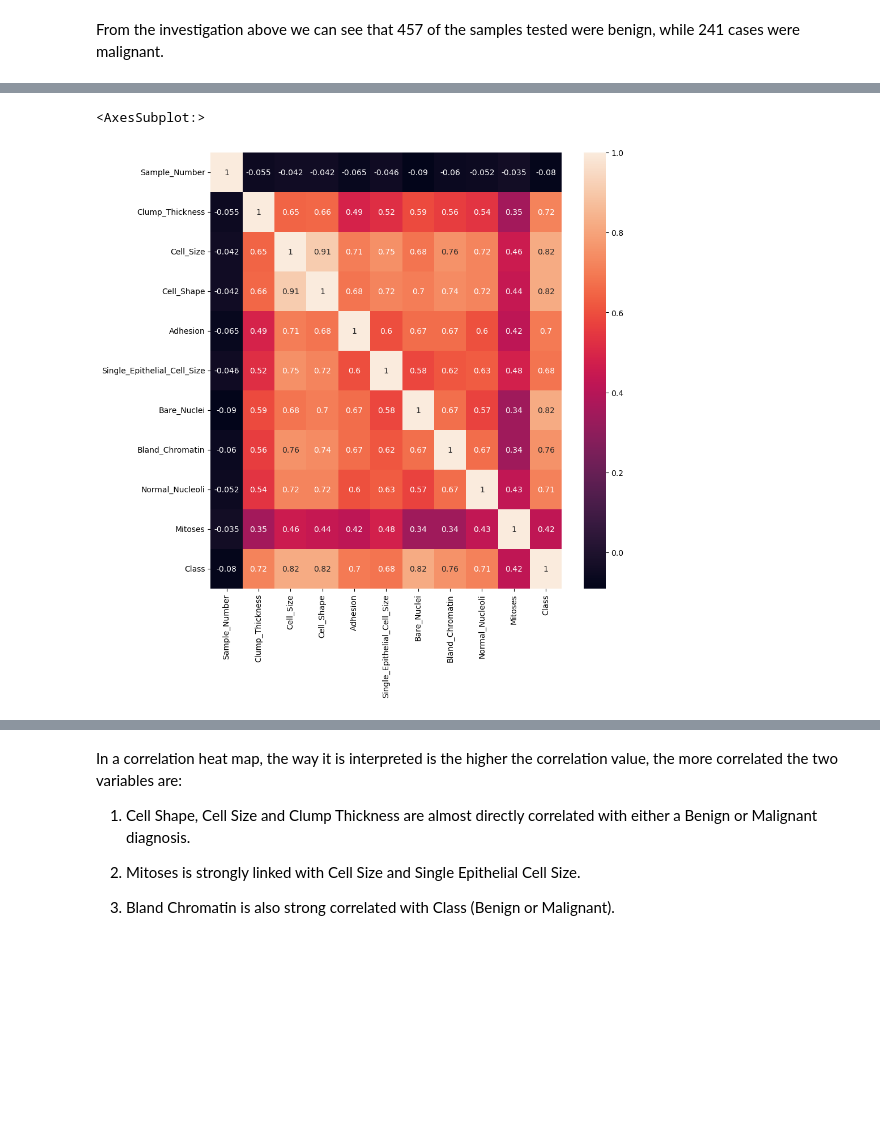
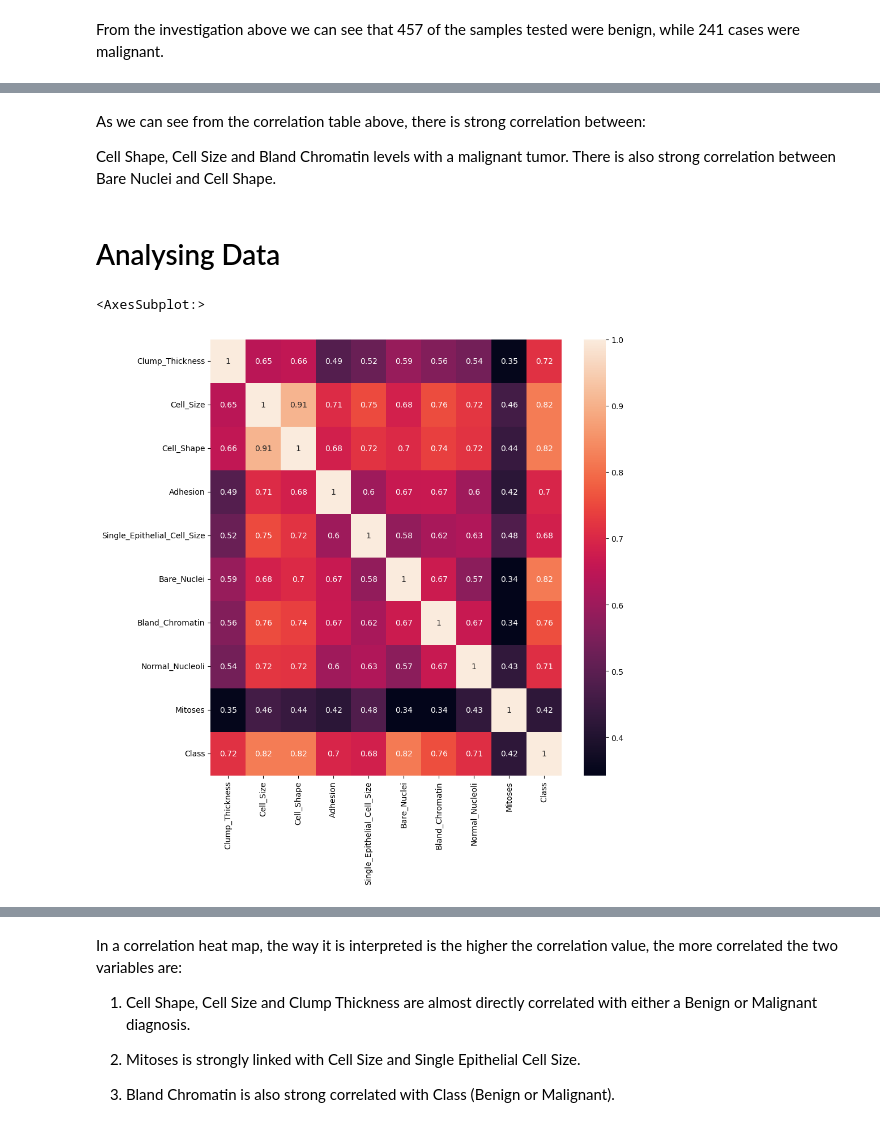
Before and after one commit to SeanE15/Programming_for_data_analysis_II, a Jupyter notebook: Assignment_2_PfDA.ipynb, the cells around one changed output, grey strips where cells are left out. Saved outputs shown, nothing was run; the diff lists cells and outputs as text; code cells hidden in the pictures; blank space fills up the shorter version.

```diff
--- a/Assignment_2_PfDA.ipynb
+++ b/Assignment_2_PfDA.ipynb
@@ -138,0 +135,3 @@ df.head()
+# %%
+# Drop sample number column as the data is not relevant
+df.drop('Sample_Number', axis=1, inplace=True)
@@ -139,9 +166,15 @@ df.head()
+# %% [markdown]
+As we can see from the correlation table above, there is strong correlation between:
+
+Cell Shape, Cell Size and Bland Chromatin levels with a malignant tumor. There is also strong correlation between Bare Nuclei and Cell Shape.
+# %% [markdown]
+# Analysing Data
 # %%
 plt.figure(figsize =(10,10))
-sns.heatmap(df.corr(), vmin=None, vmax=None, annot=True)
+sns.heatmap(df.corr(), annot=True)
 # %% [output]
 <AxesSubplot:>
-[figure, old version]
+[figure, new version]
 # %%
 #Plot below is just a copy of the above heatmap but in a more presentable and more discernable way of looking at the data correlations.
 
```
Also changed, not shown: parts of 17 cells of this notebook, 1 other file.
